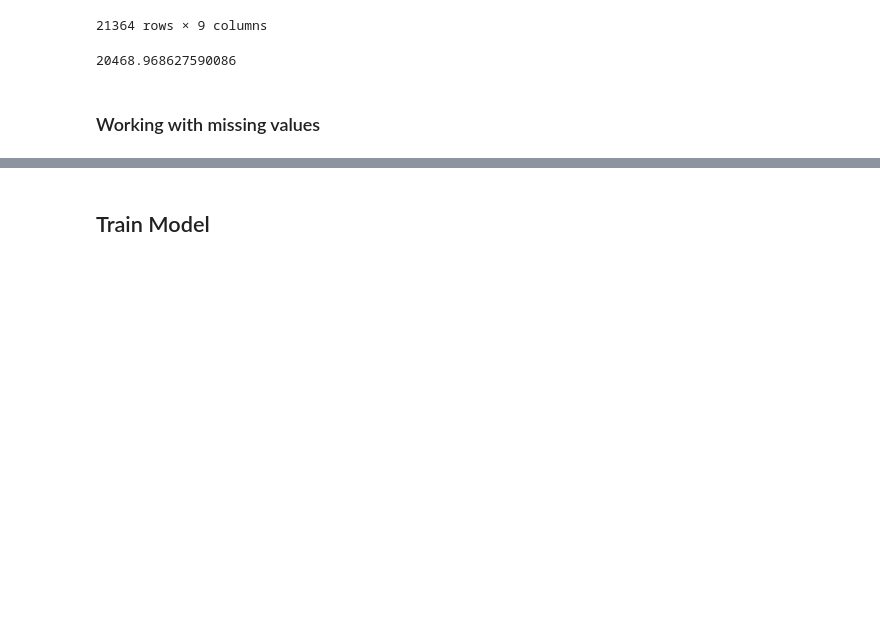
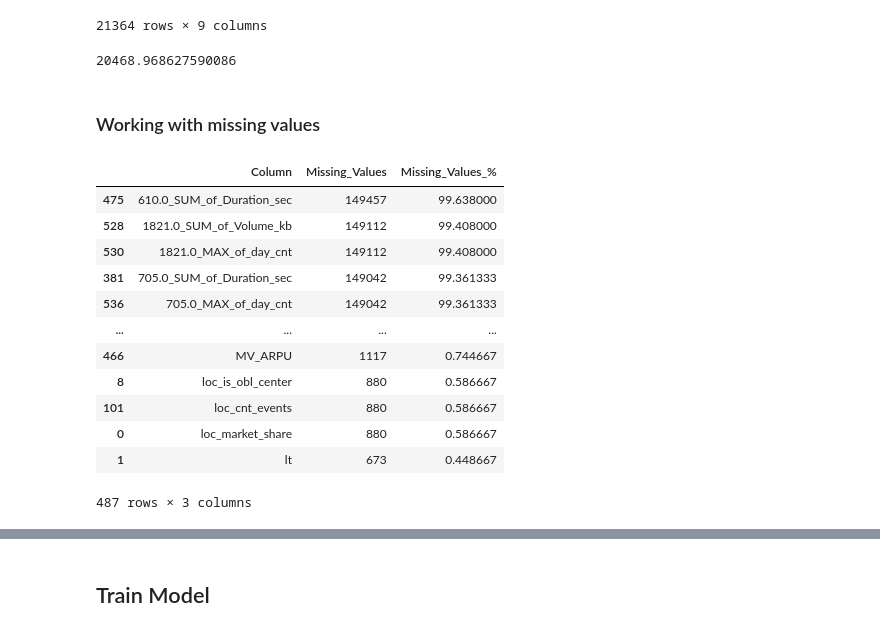
Before and after one commit to volry/subscriber-churn, a Jupyter notebook: BDL-final.ipynb, the cells around one changed output, grey strips where cells are left out. Cells and saved outputs as stored; diff of their text form; code cells hidden in the pictures; blank space fills up the shorter version.

```diff
--- a/BDL-final.ipynb
+++ b/BDL-final.ipynb
@@ -306,4 +333,23 @@ df_test_fe_dpi_num.to_pickle('df_test_fe_dpi_num.pickle')
 # %%
+
+# Load the list from the pickle file
+with open('my_list_selected_fea_dpi_num.pkl', 'rb') as f:
+    selected_fea = pickle.load(f)
+
 # перевірка на missing значення
-ms_val = my_func.count_missing_values(df_train_fe[selected_features_293])
+ms_val = my_func.count_missing_values(df_train_fe_dpi_num[selected_fea])
 ms_val
+# %% [output]
+|  | Column | Missing_Values | Missing_Values_% |
+| 475 | 610.0_SUM_of_Duration_sec | 149457 | 99.638000 |
+| 528 | 1821.0_SUM_of_Volume_kb | 149112 | 99.408000 |
+| 530 | 1821.0_MAX_of_day_cnt | 149112 | 99.408000 |
+| 381 | 705.0_SUM_of_Duration_sec | 149042 | 99.361333 |
+| 536 | 705.0_MAX_of_day_cnt | 149042 | 99.361333 |
+| ... | ... | ... | ... |
+| 466 | MV_ARPU | 1117 | 0.744667 |
+| 8 | loc_is_obl_center | 880 | 0.586667 |
+| 101 | loc_cnt_events | 880 | 0.586667 |
+| 0 | loc_market_share | 880 | 0.586667 |
+| 1 | lt | 673 | 0.448667 |
+487 rows × 3 columns
```
Also changed, not shown: parts of 7 cells of this notebook.
